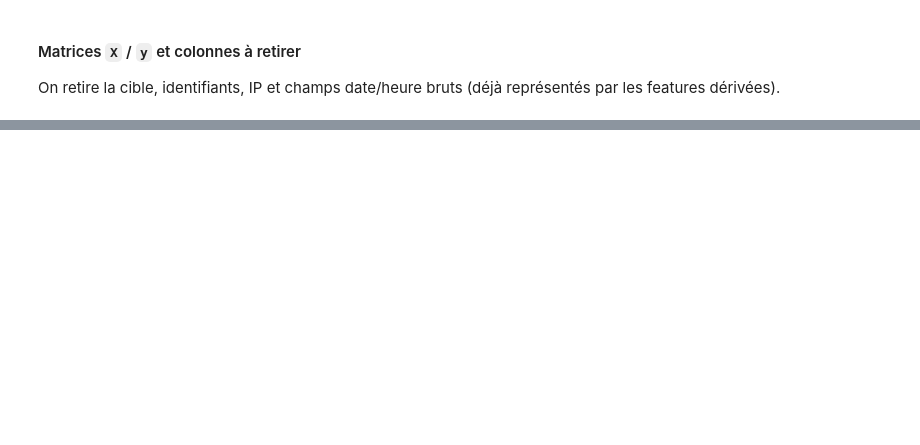
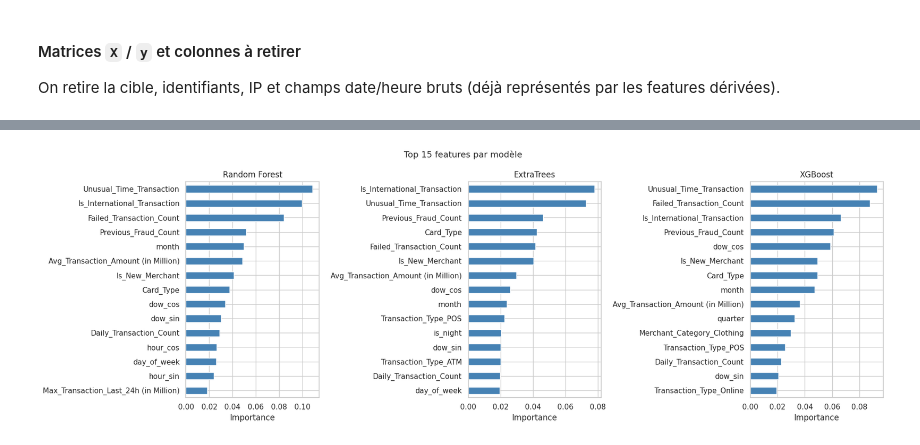
Before and after one commit to Djerade/bank-fraud-detection, a Jupyter notebook: notebooks/exploration.ipynb, the cells around one changed output, grey strips where cells are left out. Cells and saved outputs as stored; diff of their text form; code cells hidden in the pictures; blank space fills up the shorter version.

```diff
--- a/notebooks/exploration.ipynb
+++ b/notebooks/exploration.ipynb
@@ -2206,0 +1069,21 @@ Ce tableau résume l'impact du cycle de mise à jour et **valide la nécessité
+# %%
+import pandas as pd
+
+feat_names = X_train_enc.columns.tolist()
+tree_models = {k: v for k, v in models.items()
+               if k in ["Random Forest", "ExtraTrees", "XGBoost"]}
+
+fig, axes = plt.subplots(1, len(tree_models), figsize=(6 * len(tree_models), 6))
+fig.suptitle("Top 15 features par modèle", fontsize=13)
+
+for ax, (name, model) in zip(axes, tree_models.items()):
+    imp = pd.Series(model.feature_importances_, index=feat_names)
+    imp.nlargest(15).sort_values().plot(kind="barh", ax=ax, color="steelblue")
+    ax.set_title(name)
+    ax.set_xlabel("Importance")
+
+plt.tight_layout()
+plt.savefig("feature_importance.png", dpi=120, bbox_inches="tight")
+plt.show()
+# %% [output]
+[figure, added]
```
Also changed, not shown: parts of 96 cells of this notebook, 31 other files.
